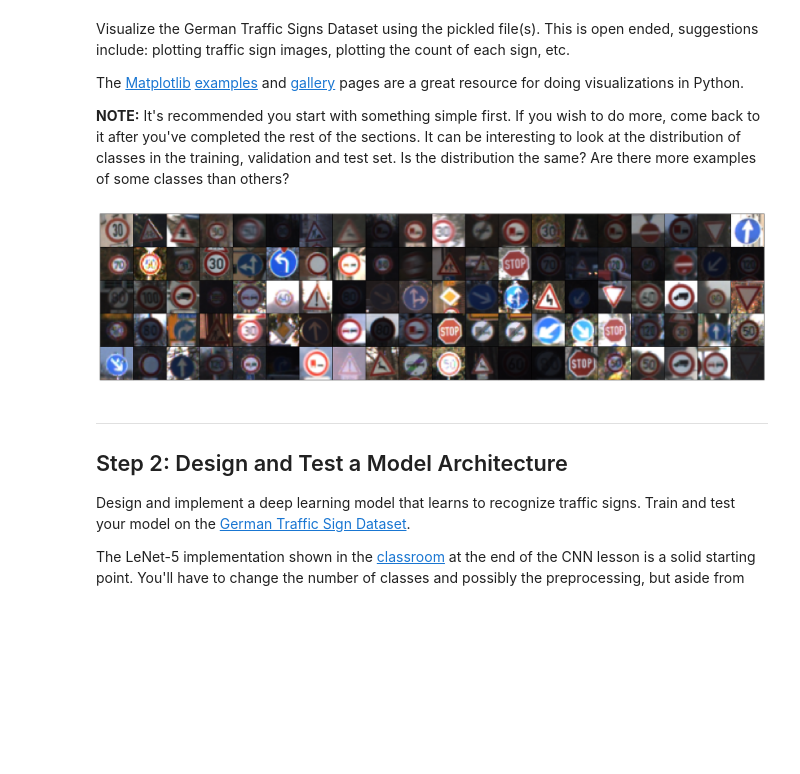
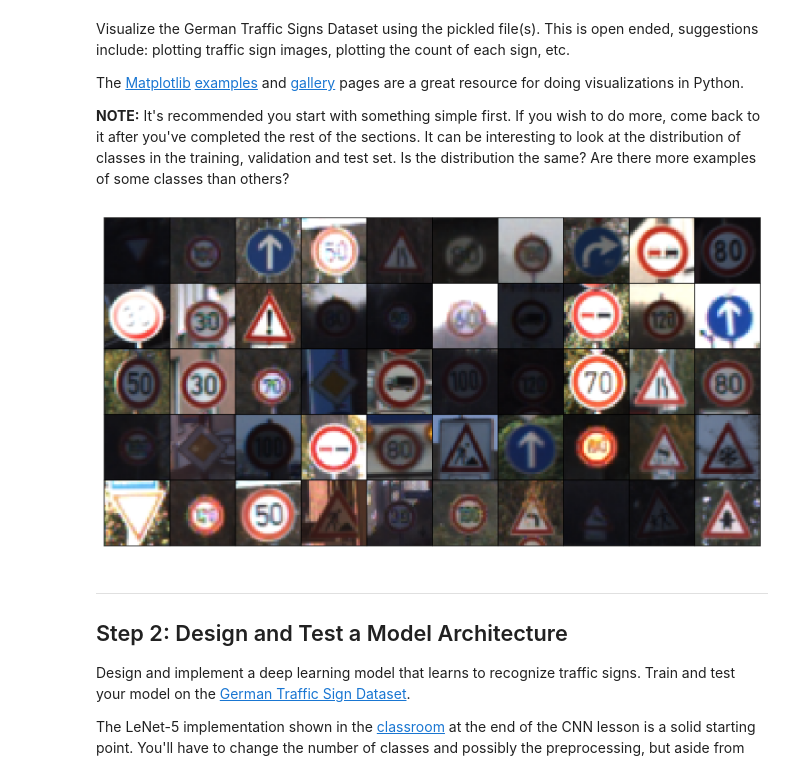
Before and after one commit to falangjoe/self-driving, a Jupyter notebook: CarND-Traffic-Sign-Classifier-Project/Traffic_Sign_Classifier.ipynb, the cells around one changed output. Cells and saved outputs as stored; diff of their text form; code cells hidden in the pictures; blank space fills up the shorter version.

```diff
--- a/CarND-Traffic-Sign-Classifier-Project/Traffic_Sign_Classifier.ipynb
+++ b/CarND-Traffic-Sign-Classifier-Project/Traffic_Sign_Classifier.ipynb
@@ -98,35 +104,35 @@ import math
 import numpy.random as random
 # Visualizations will be shown in the notebook.
 
 %matplotlib inline
 %config InlineBackend.figure_format = 'retina'
 
 
 def show_training_images(rows, columns):
 
     images = X_train[random.randint(0,n_train,rows*columns)]
 
     fig, axes = plt.subplots(
         nrows = rows,
         ncols = columns,
         sharex=True,
         sharey=True,
         figsize=(columns, rows)
     )
 
     plt.subplots_adjust(left=0,right=1,bottom=0,top=1)
 
     for ii, ax in enumerate(axes.flatten()):
         ax.imshow(images[ii])
         ax.xaxis.set_visible(False)
         ax.yaxis.set_visible(False)
 
     plt.subplots_adjust(wspace=0, hspace=0)
 
 
-show_training_images(rows = 5, columns = 20)
+show_training_images(rows = 5, columns = 10)
 # %% [output]
-[figure, old version]
+[figure, new version]
 # %% [markdown]
 ----
 
```
Also changed, not shown: parts of 3 cells of this notebook.
